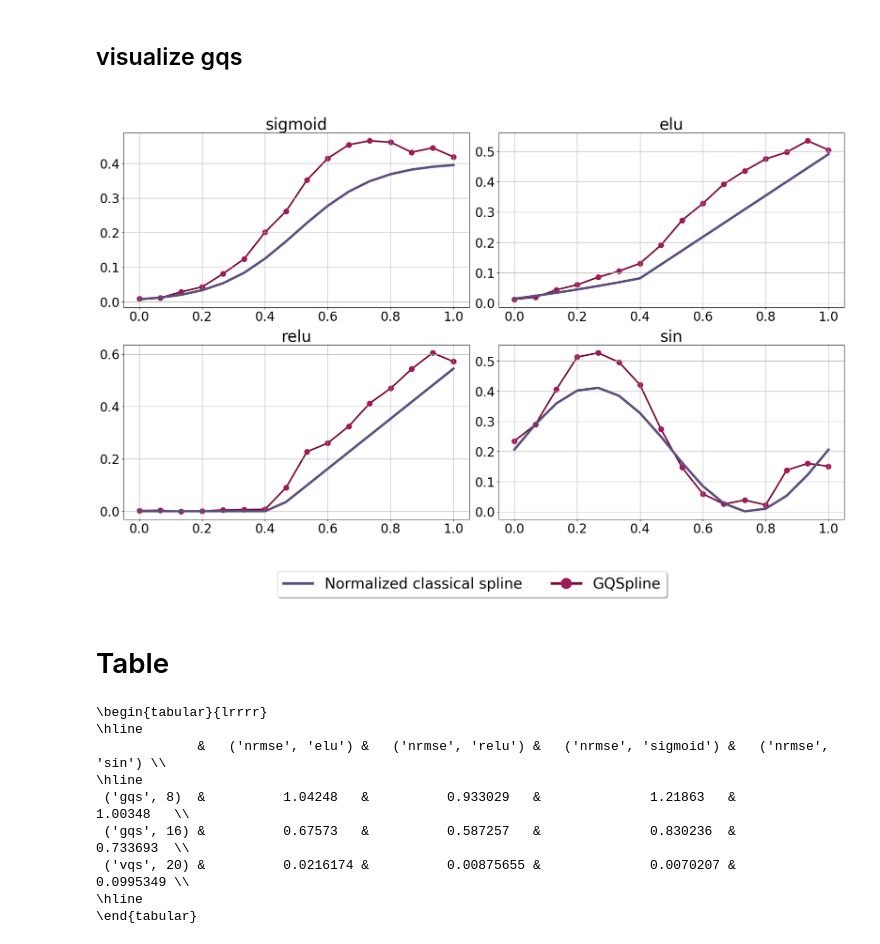
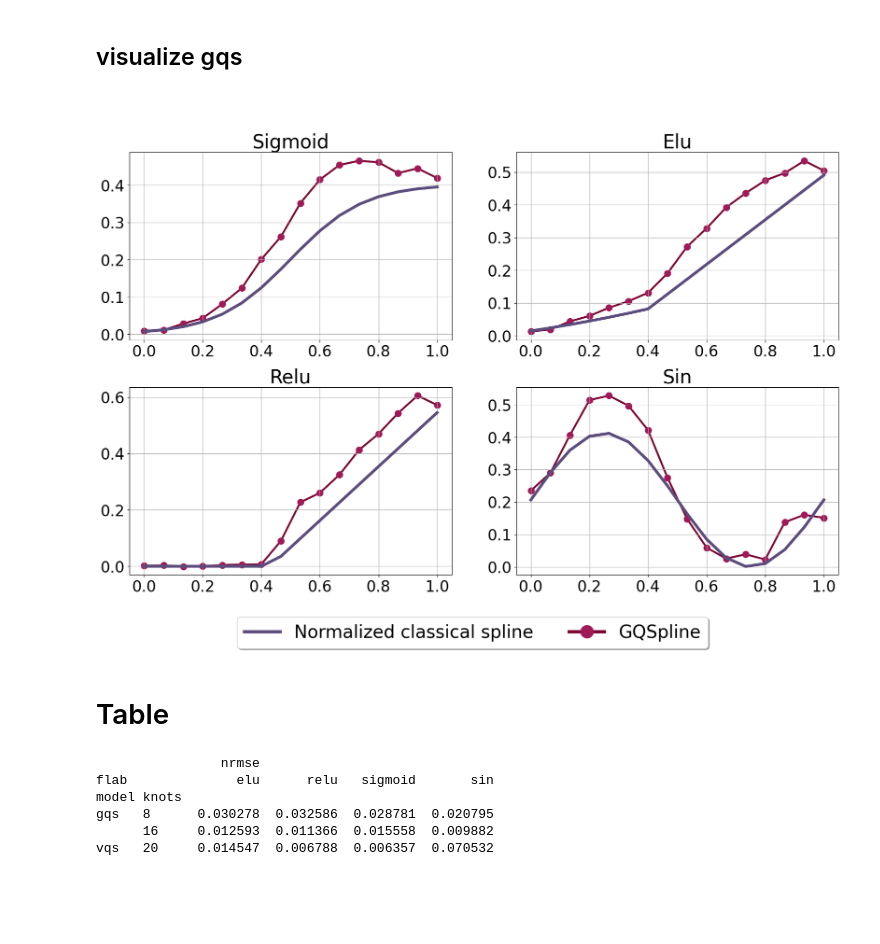
Before and after one commit to inajetovic/Variational-Quantum-Splines, a Jupyter notebook: tabular_results2.ipynb, the cells around one changed output. Drawn from its saved outputs; the diff is of its cells as text; code cells hidden in the pictures; blank space fills up the shorter version.

```diff
--- a/tabular_results2.ipynb
+++ b/tabular_results2.ipynb
@@ -36,16 +52,14 @@ for flab, fun in func_out.items():
 # %% [markdown]
 ## Best models vqs
 # %%
-func_dict, func_out = get_func('vqs')
-lower = -1.
-upper = 1.
+func_dict, func_out, lower, upper = get_func('vqs')
 nq = 1
 n_step = 20
 step = (upper-lower)/n_step
-x = np.arange(-1, 1, step).tolist()
+x = np.arange(lower, upper, step).tolist()
 from utils import *
 best=[]
-
+a= []
 for k, el in vqs.items():
     #function dependant
     flab = k[:-2]
@@ -53,6 +67,7 @@ for k, el in vqs.items():
     f_i = func_dict[flab]
     y = [func(value,f_i) for value in x]
     metrics = []
+    metrics2 = []
     yfq= []
     #model dependant
     for i, model in el.iterrows():
@@ -60,11 +75,12 @@ for k, el in vqs.items():
         qc_full = []
         for j in range(len(x)):
             point = [1,x[j]]
-            qc_full.append(qprod.direct_prod2(model.weights[j],point))
+            qc_full.append(qprod.direct_prod2(model.weights[j],point).item())
         yfq.append(qc_full)
         metrics.append(mean_squared_error(y,qc_full)/(np.max(y)-np.min(y)))
     tmp = el.iloc[np.argmin(metrics)]
-    tmp['nrmse'] = np.max(metrics)
+    a.append(qc_full)
+    tmp['nrmse'] = np.min(metrics)
     tmp['flab'] = flab
     tmp['y_q'] = yfq[np.argmin(metrics)]
     tmp['knots'] = n_step
@@ -73,9 +98,7 @@ vqs_best = pd.DataFrame([a for a in best]).reset_index(drop=True)
 # %% [markdown]
 ## Best model gqs
 # %%
-func_dict, func_out = get_func('gqs')
-lower = 0.
-upper = 1.
+func_dict, func_out, lower, upper = get_func('gqs')
 pnq = {'3':(3,8),
         '4':(4,16)}
 
@@ -105,7 +128,7 @@ for k, el in gqs.items():
         yfq.append(y_fq)
 
     tmp = el.iloc[np.argmin(metrics)]
-    tmp['nrmse'] = np.max(metrics)
+    tmp['nrmse'] = np.min(metrics)
     tmp['flab'] = flab
     tmp['y_q'] = yfq[np.argmin(metrics)]
     tmp['knots'] = n_step
@@ -180,21 +219,24 @@ fig.savefig(f'plots/n_vqsplot.png', bbox_extra_artists=(lgd,), bbox_inches='tigh
 # %% [markdown]
 ## visualize gqs
 # %%
+func_dict, func_out, lower, upper= get_func('gqs')
 j = 0
 k = 0
 rss=[]
-fig = plt.figure(tight_layout = True, figsize=(20,12))
+
+#FIG OPTION
+fig = plt.figure(tight_layout = False, figsize=(20,12))
+fig.tight_layout()
+fig.suptitle('Figure title')
+axE = fig.subfigures(1,1,)
+fig.suptitle(f'{flab}',fontsize=36)
+ax = axE.subplots(nrows=2, ncols=2, sharey=False,)
+fig.subplots_adjust(hspace=0.25)
 
 pnqrvrs = {'8':(3,8),
         '16':(4,16)}
 
-fig.suptitle('Figure title')
-axE = fig.subfigures(1,1,)
-
-fig.suptitle(f'{flab}',fontsize=36)
-
-ax = axE.subplots(nrows=2, ncols=2, sharey=False,)
-fig.subplots_adjust(hspace=1)
+#fig.subplots_adjust(hspace=1)
 
 for i, el in gqs_best.iterrows():
     if el.knots==16:
@@ -204,38 +246,39 @@ for i, el in gqs_best.iterrows():
         func = func_out[flab]
         f_i = func_dict[flab]
         xx = np.linspace(lower, upper, n_step) ##inputs sampling in the interval 0,1
         y = [func(value,f_i) for value in xx]
         norm = np.linalg.norm(y)
         y = y / norm
 
-        ax[k][j].tick_params(axis='both', which='major', labelsize=24)
-        ax[k][j].grid(zorder = -3)
+        axa = ax[k][j]
+        axa.tick_params(axis='both', which='major', labelsize=24)
+        axa.grid(zorder = -3)
         ax[k][j].plot(xx,y,  label=f"Original function scaled {n_step}", color = '#5c4d7d',linewidth=4.5)
 
         colorl = '#7a0632'
         colors = '#a01a58'
         ax[k][j].plot(xx,y_fq, color=colorl, zorder= -1, lw=3)
         ax[k][j].scatter(xx,(y_fq), color=colors, linewidths=5)
         #plt.scatter(np.linspace(lower,upper,len(y_fq)),(y_q), label= f"hq {n_step}", color='blue')
         #plt.plot(np.linspace(lower,upper,len(y_fq)),(y_q), label= f"hq {n_step}", color='blue')
         #ax[i].text(0.35,0.87, f"rmse scaled = {rssss2:.4f}\n" \
         #    f"rmse classical = {rssss:.4f}\n", fontsize=14)
-        ax[k][j].set_title(f'{flab}',fontsize=30)
+        ax[k][j].set_title(f'{flab.capitalize()}',fontsize=30)
         j-=-1
         if(j%2==0):
             j = 0
             k -=-1
 handles = [mlines.Line2D([], [], color='#5c4d7d', linewidth=5, label='Normalized classical spline')]
 #handles.append(mlines.Line2D([], [], color='#1780a1', linewidth=5, label='classical spline'))
 handles.append(mlines.Line2D([], [], color=colorl, marker='.',linewidth=5,
                     markersize=40, label='GQSpline', markerfacecolor=colors, markeredgecolor=colors))
 
-lgd = axE.legend(handles = handles, loc='upper center', bbox_to_anchor=(0.5, -0.05),fancybox=True, shadow=True, ncol=5, fontsize = 28)
+lgd = axE.legend(handles = handles, loc='upper center', bbox_to_anchor=(0.5, 0.05),fancybox=True, shadow=True, ncol=5, fontsize = 28)
 
 
 fig.savefig(f'plots/n_gvqsplot.png', bbox_extra_artists=(lgd,), bbox_inches='tight')
 # %% [output]
-[figure, old version]
+[figure, new version]
 # %% [markdown]
 # Table
 # %%
@@ -247,14 +290,11 @@ gqs_trim['model'] = ['gqs' for _ in range(gqs_trim.shape[0])]
 # %%
 a = pd.concat([vqs_trim, gqs_trim])
 a['model'] = a['model'].astype('category')
-print(a.pivot(['model', 'knots'],['flab']).to_markdown(tablefmt='latex_raw'))
+print(a.pivot(['model', 'knots'],['flab']))#.to_markdown(tablefmt='latex_raw'))
 # %% [output]
-\begin{tabular}{lrrrr}
-\hline
-             &   ('nrmse', 'elu') &   ('nrmse', 'relu') &   ('nrmse', 'sigmoid') &   ('nrmse', 'sin') \\
-\hline
- ('gqs', 8)  &          1.04248   &          0.933029   &              1.21863   &          1.00348   \\
- ('gqs', 16) &          0.67573   &          0.587257   &              0.830236  &          0.733693  \\
- ('vqs', 20) &          0.0216174 &          0.00875655 &              0.0070207 &          0.0995349 \\
-\hline
-\end{tabular}
+                nrmse
+flab              elu      relu   sigmoid       sin
+model knots
+gqs   8      0.030278  0.032586  0.028781  0.020795
+      16     0.012593  0.011366  0.015558  0.009882
+vqs   20     0.014547  0.006788  0.006357  0.070532
```
Also changed, not shown: parts of 9 cells of this notebook, 22 other files.
